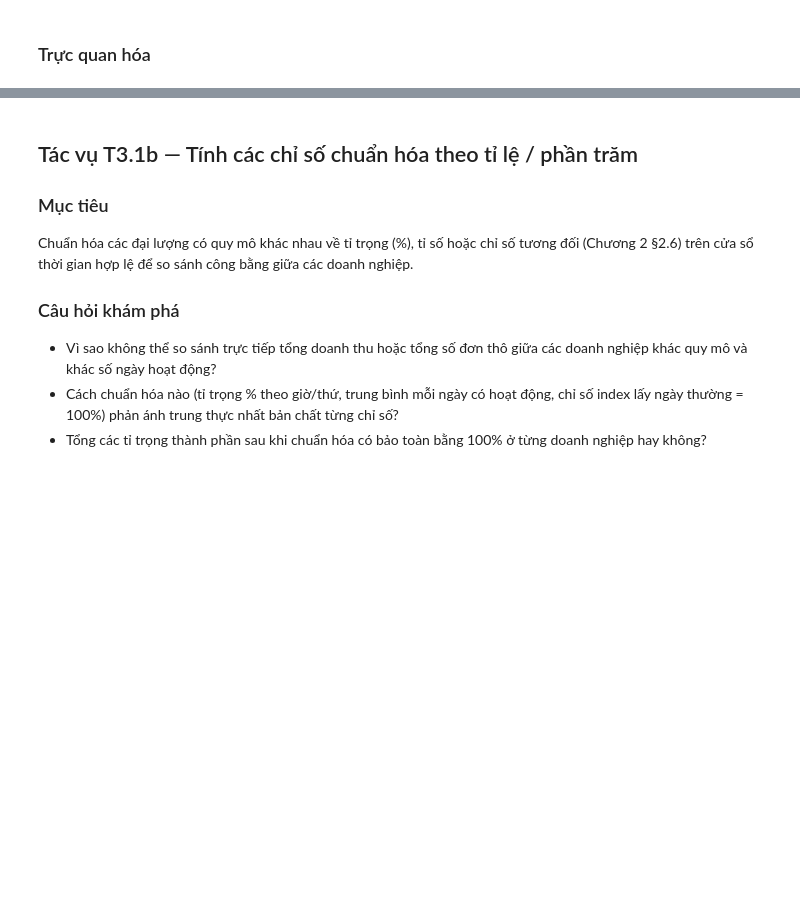
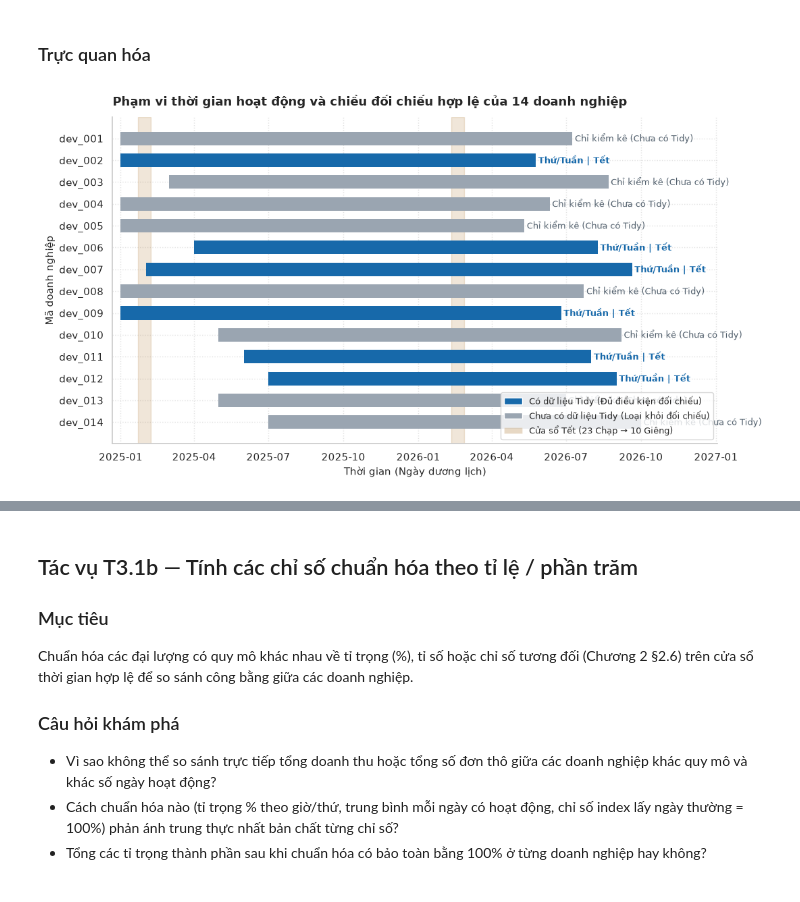
Before and after one commit to itsanhkhoi12/data-visualization-uth, a Jupyter notebook: notebook/03_cross_business_eda.ipynb, the cells around one changed output, grey strips where cells are left out. Cells and saved outputs as stored; diff of their text form; code cells hidden in the pictures; blank space fills up the shorter version.

Commit message:
Hoan thanh Giai doan 3: Cross-business EDA (03_cross_business_eda.ipynb)

```diff
--- a/notebook/03_cross_business_eda.ipynb
+++ b/notebook/03_cross_business_eda.ipynb
@@ -285,7 +613,79 @@ comparability_matrix_df = pd.DataFrame()
 # %%
 # TODO (T3.1a — Trực quan hóa)
 # Vẽ heatmap/bảng ma trận khả năng so sánh (`comparability_matrix_df`) hoặc sơ đồ thanh ngang thể hiện cửa sổ thời gian giao nhau của các doanh nghiệp đủ điều kiện.
 # Lưu ý: Không sử dụng biểu đồ 3D hoặc hai trục tung (dual axis); biểu đồ cột bắt đầu từ 0.
+# T3.1a — Trực quan hóa: Cửa sổ thời gian hoạt động & điều kiện đối chiếu của 14 doanh nghiệp
+plot_df = comparability_matrix_df.sort_values("business_id", ascending=False).copy()
+plot_df["min_dt"] = pd.to_datetime(plot_df["min_date"])
+plot_df["max_dt"] = pd.to_datetime(plot_df["max_date"])
+plot_df["duration_days"] = (plot_df["max_dt"] - plot_df["min_dt"]).dt.days + 1
+
+fig, ax = plt.subplots(figsize=(11, 6))
+
+# Tô nền các cửa sổ Tết từ calendar_registry
+for idx, (s, e) in enumerate(calendar_registry.tet_windows):
+    s_dt, e_dt = pd.Timestamp(s), pd.Timestamp(e)
+    ax.axvspan(
+        s_dt, e_dt,
+        color=COLOR_ACCENT_AMBER, alpha=0.16,
+        label="Kỳ Tết (23 Chạp → 10 Giêng)" if idx == 0 else None,
+    )
+
+# Vẽ thanh phạm vi ngày cho từng doanh nghiệp
+colors = [
+    COLOR_ACCENT_BLUE if has_t else COLOR_GRAY
+    for has_t in plot_df["has_tidy"]
+]
+ax.barh(
+    plot_df["business_id"],
+    plot_df["duration_days"],
+    left=plot_df["min_dt"],
+    color=colors,
+    height=0.62,
+    edgecolor="none",
+)
+
+# Gắn nhãn trực tiếp trạng thái khả năng so sánh bên phải mỗi thanh
+for _, row in plot_df.iterrows():
+    tags = []
+    if row["eligible_hourly"]:
+        tags.append("Giờ/Ca")
+    if row["eligible_weekday"]:
+        tags.append("Thứ/Tuần")
+    if row["eligible_tet"]:
+        tags.append("Tết")
+    label_txt = " | ".join(tags) if tags else "Chỉ kiểm kê (Chưa có Tidy)"
+    text_color = COLOR_ACCENT_BLUE if tags else COLOR_GRAY_DARK
+
+    ax.text(
+        row["max_dt"] + pd.Timedelta(days=4),
+        row["business_id"],
+        label_txt,
+        va="center",
+        fontsize=9.5,
+        color=text_color,
+        fontweight="bold" if tags else "normal",
+    )
+
+# Chú thích phân biệt 2 nhóm màu
+from matplotlib.patches import Patch
+legend_handles = [
+    Patch(facecolor=COLOR_ACCENT_BLUE, label="Có dữ liệu Tidy (Đủ điều kiện đối chiếu)"),
+    Patch(facecolor=COLOR_GRAY, label="Chưa có dữ liệu Tidy (Loại khỏi đối chiếu)"),
+    Patch(facecolor=COLOR_ACCENT_AMBER, alpha=0.25, label="Cửa sổ Tết (23 Chạp → 10 Giêng)"),
+]
+ax.legend(handles=legend_handles, loc="lower right", frameon=True, fontsize=9.5)
+
+ax.set_title("Phạm vi thời gian hoạt động và chiều đối chiếu hợp lệ của 14 doanh nghiệp", pad=12, fontweight="bold")
+ax.set_xlabel("Thời gian (Ngày dương lịch)")
+ax.set_ylabel("Mã doanh nghiệp")
+ax.set_xlim(plot_df["min_dt"].min() - pd.Timedelta(days=10), plot_df["max_dt"].max() + pd.Timedelta(days=95))
+
+plt.tight_layout()
+fig.savefig(PHASE3_FIGURES_DIR / "t3_1a_comparability_timeline.png", dpi=300, bbox_inches="tight")
+plt.show()
+# %% [output]
+[figure, added]
 # %% [markdown]
 ### Kết quả & Nhận định
 
```
Also changed, not shown: parts of 35 cells of this notebook.
